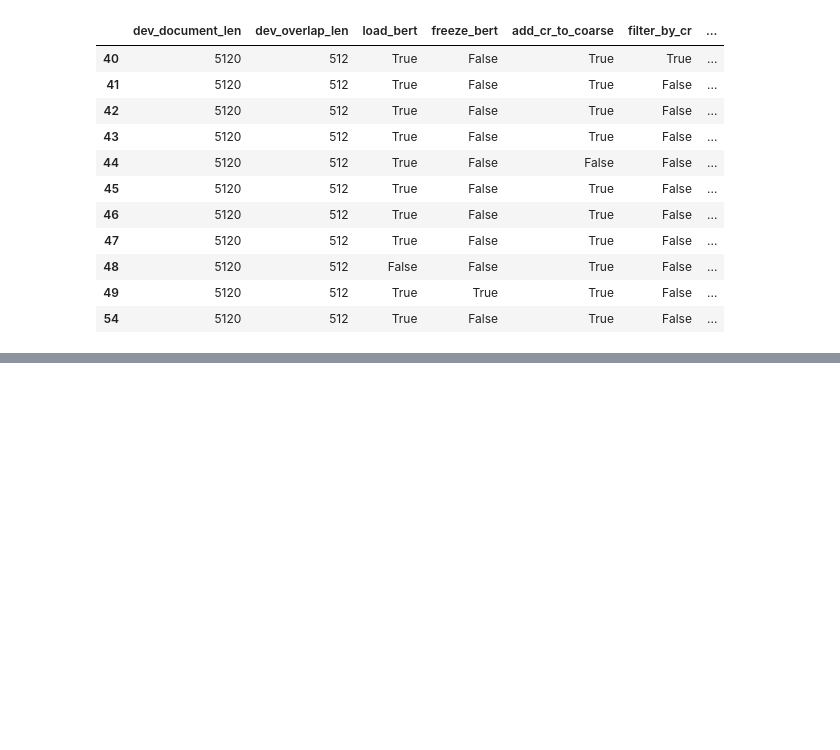
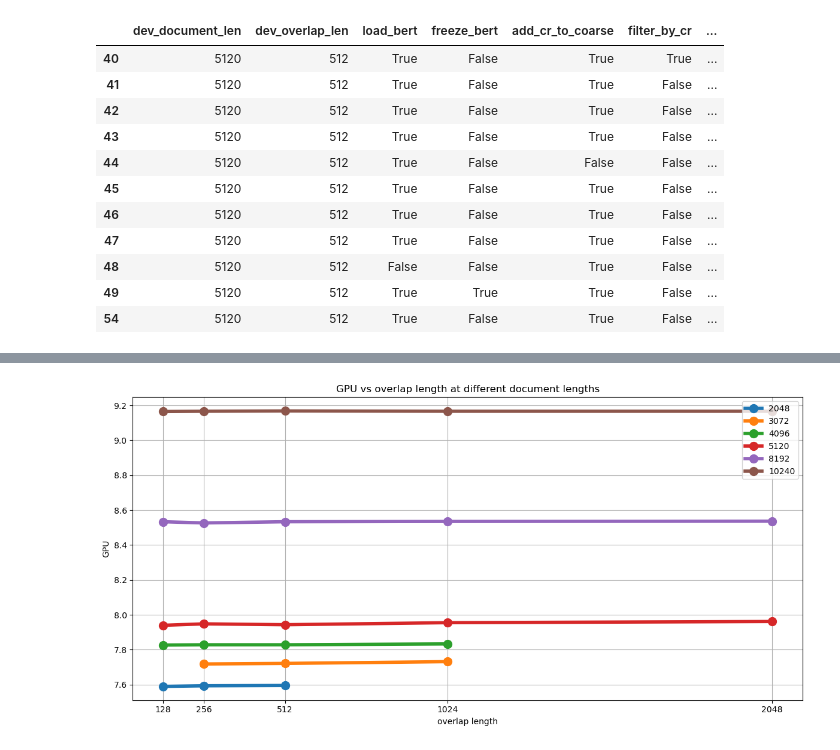
Before and after one commit to usc-sail/mica-character-coref, a Jupyter notebook: coref/movie_coref/notebooks/analyze_cross_val_excerpts.ipynb, the cells around one changed output, grey strips where cells are left out. Saved outputs shown, nothing was run; the diff lists cells and outputs as text; code cells hidden in the pictures; blank space fills up the shorter version.

```diff
--- a/coref/movie_coref/notebooks/analyze_cross_val_excerpts.ipynb
+++ b/coref/movie_coref/notebooks/analyze_cross_val_excerpts.ipynb
@@ -333,0 +879,20 @@ df_[(df_["dev_document_len"] == 5120) & (df_["dev_overlap_len"] == 512)]
+# %%
+df_ = macro_fdf.reset_index()
+df_ = df_[~df_["hierarchical"]]
+plt.figure(figsize=(12, 6))
+for document_len, df__ in df_.groupby("document_len"):
+    df__ = df__.sort_values(by="overlap_len", ascending=True)
+    overlap_lens = df__["overlap_len"].tolist()
+    scores = df__[("max_gpu","mean")].tolist()
+    plt.plot(overlap_lens, scores, label=str(document_len), lw=4, marker=".", markersize=20)
+plt.xlabel("overlap length")
+plt.ylabel("GPU")
+plt.xticks(ticks=[128, 256, 512, 1024, 2048])
+# plt.yticks(ticks=[25, 30, 35, 40, 45, 50, 55, 60, 65, 70, 75, 80])
+plt.title("GPU vs overlap length at different document lengths")
+plt.legend()
+plt.tight_layout()
+plt.grid(visible=True, which="both")
+plt.show()
+# %% [output]
+[figure, added]
```
Also changed, not shown: parts of 41 cells of this notebook, 4 other files.
